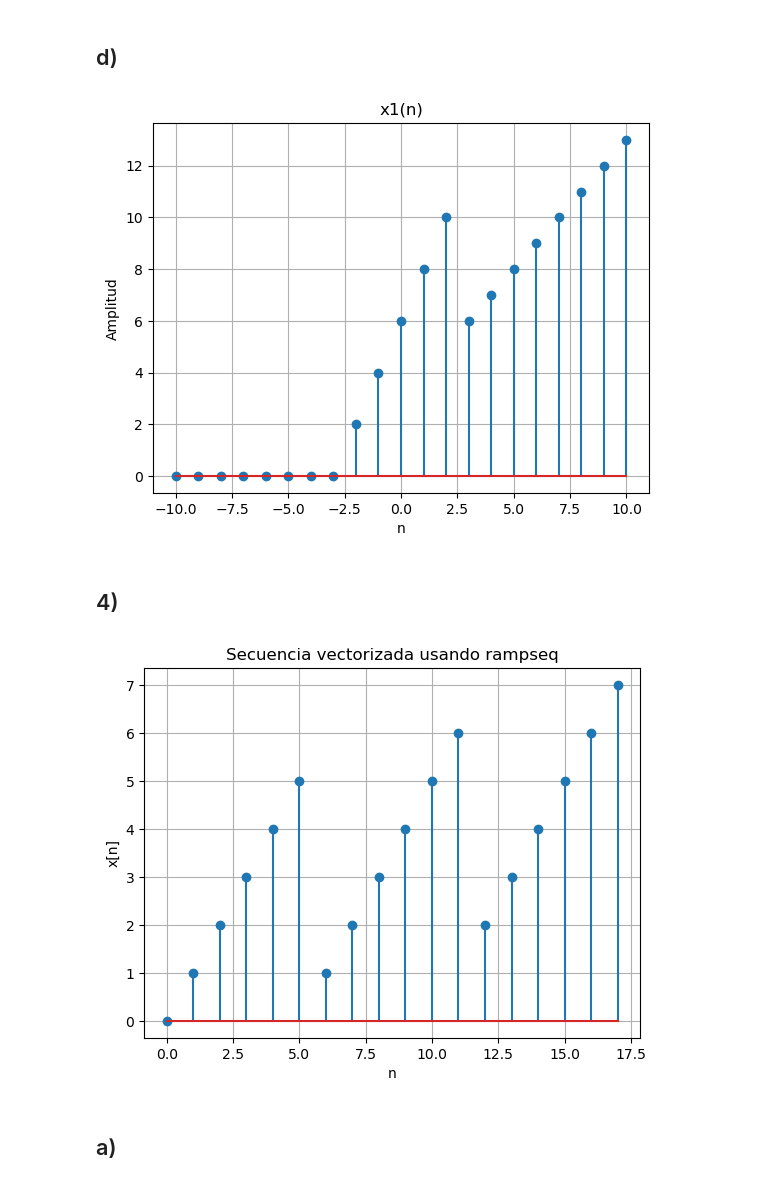
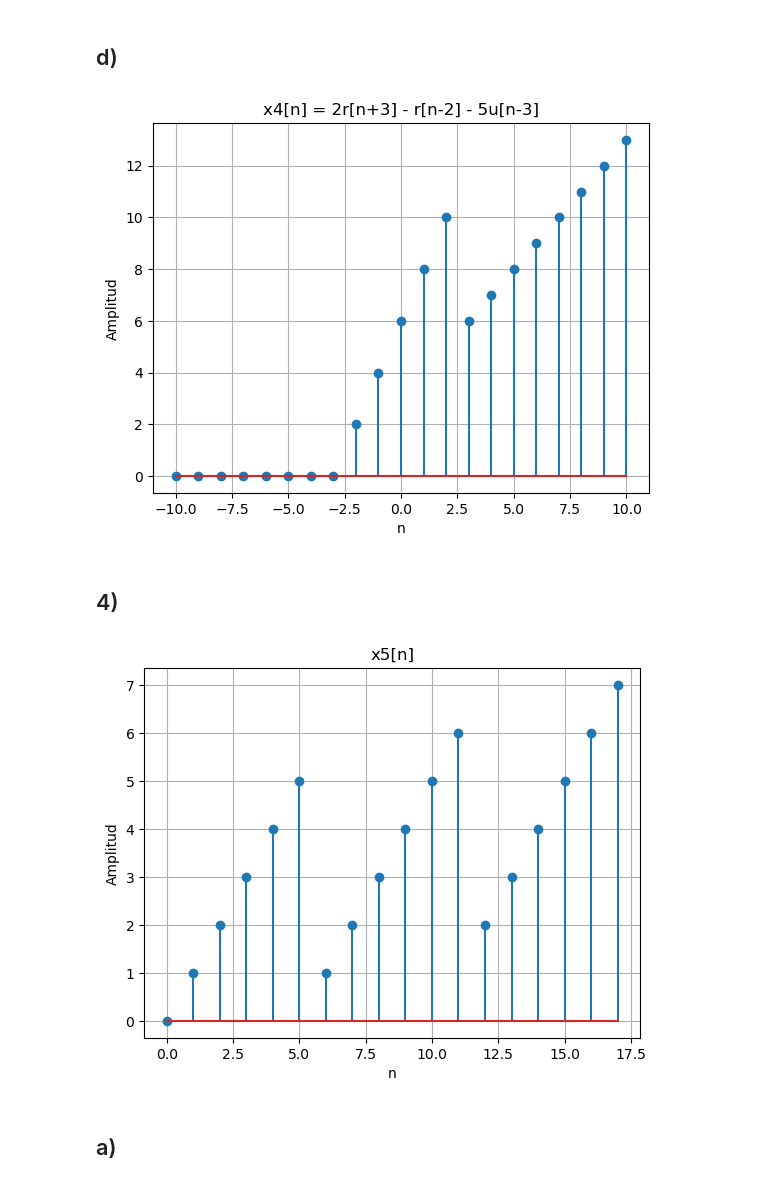
Before and after one commit to decagsito/Biosenales_20261, a Jupyter notebook: Practica_2.ipynb, the cells around one changed output. Drawn from its saved outputs; the diff is of its cells as text; code cells hidden in the pictures.

```diff
--- a/Practica_2.ipynb
+++ b/Practica_2.ipynb
@@ -147,41 +147,41 @@ u1 = stepseq(3,n1,n2)[0]
 x4  = 2*r1-r2-5*u1
 
 plt.stem(n, x4)
-plt.title("x1(n)")
+plt.title("x4[n] = 2r[n+3] - r[n-2] - 5u[n-3]")
 plt.xlabel("n")
 plt.ylabel("Amplitud")
 plt.grid()
 plt.show()
 # %% [output]
-[figure, old version]
+[figure, new version]
 # %% [markdown]
 ## 4)
 # %%
 # Intervalo total
 n1, n2 = 0, 17
 
 # Generamos las tres rampas completas
 r1, n = rampseq(0, n1, n2, 1)      # r[n]
 r2, _ = rampseq(5, n1, n2, 1)      # r[n-5]
 r3, _ = rampseq(10, n1, n2, 1)     # r[n-10]
 
 # Creamos máscaras lógicas para cada tramo
 mask1 = (n >= 0) & (n <= 5)
 mask2 = (n >= 6) & (n <= 11)
 mask3 = (n >= 12) & (n <= 17)
 
 # Construcción vectorizada
-x4 = r1*mask1 + r2*mask2 + r3*mask3
+x5 = r1*mask1 + r2*mask2 + r3*mask3
 
 # Graficar
-plt.stem(n, x4)
+plt.stem(n, x5)
 plt.xlabel("n")
-plt.ylabel("x[n]")
-plt.title("Secuencia vectorizada usando rampseq")
+plt.ylabel("Amplitud")
+plt.title("x5[n]")
 plt.grid()
 plt.show()
 # %% [output]
-[figure, old version]
+[figure, new version]
 # %% [markdown]
 ## a)
 # %%
```
Also changed, not shown: parts of 15 cells of this notebook.
